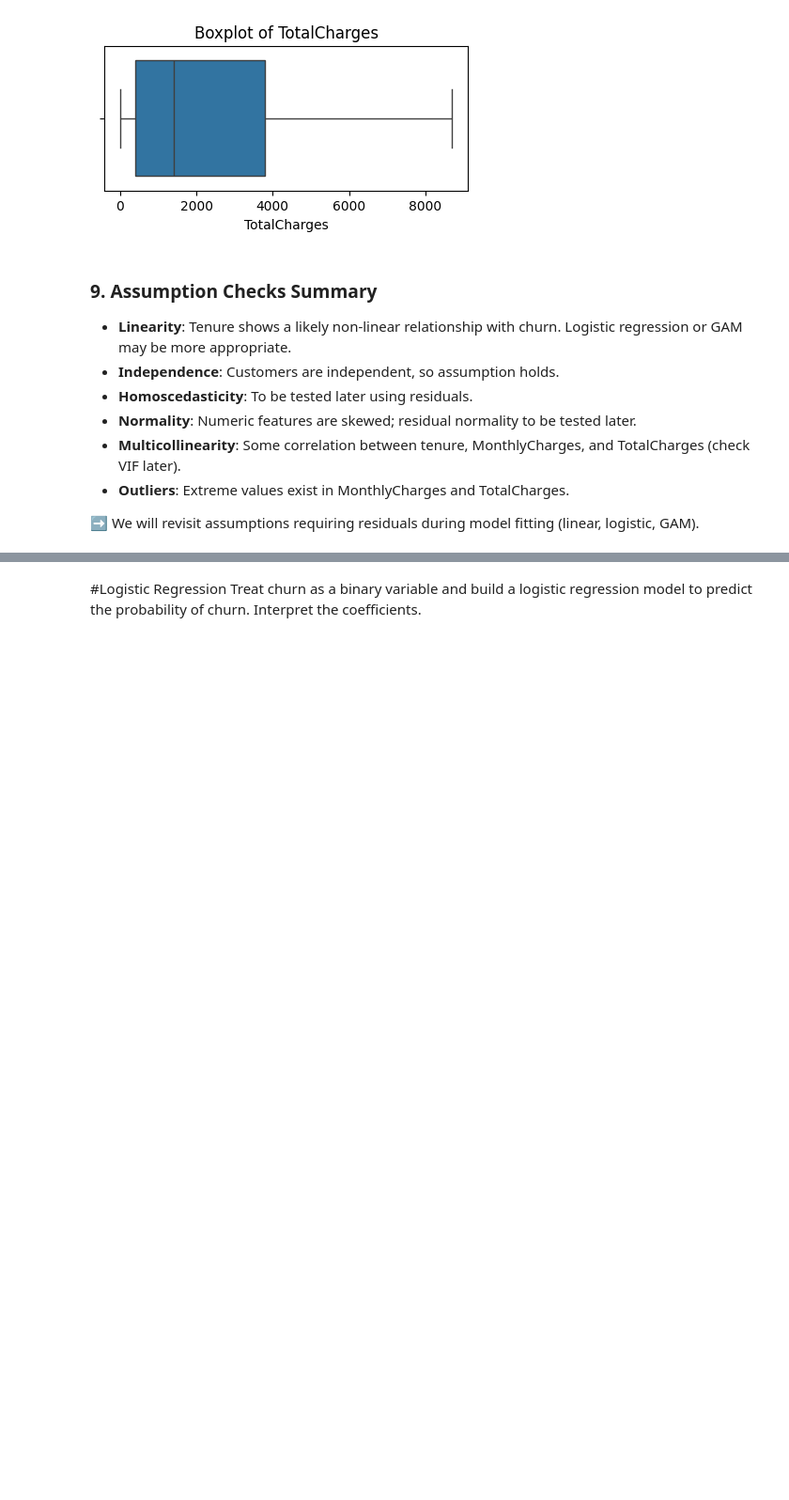
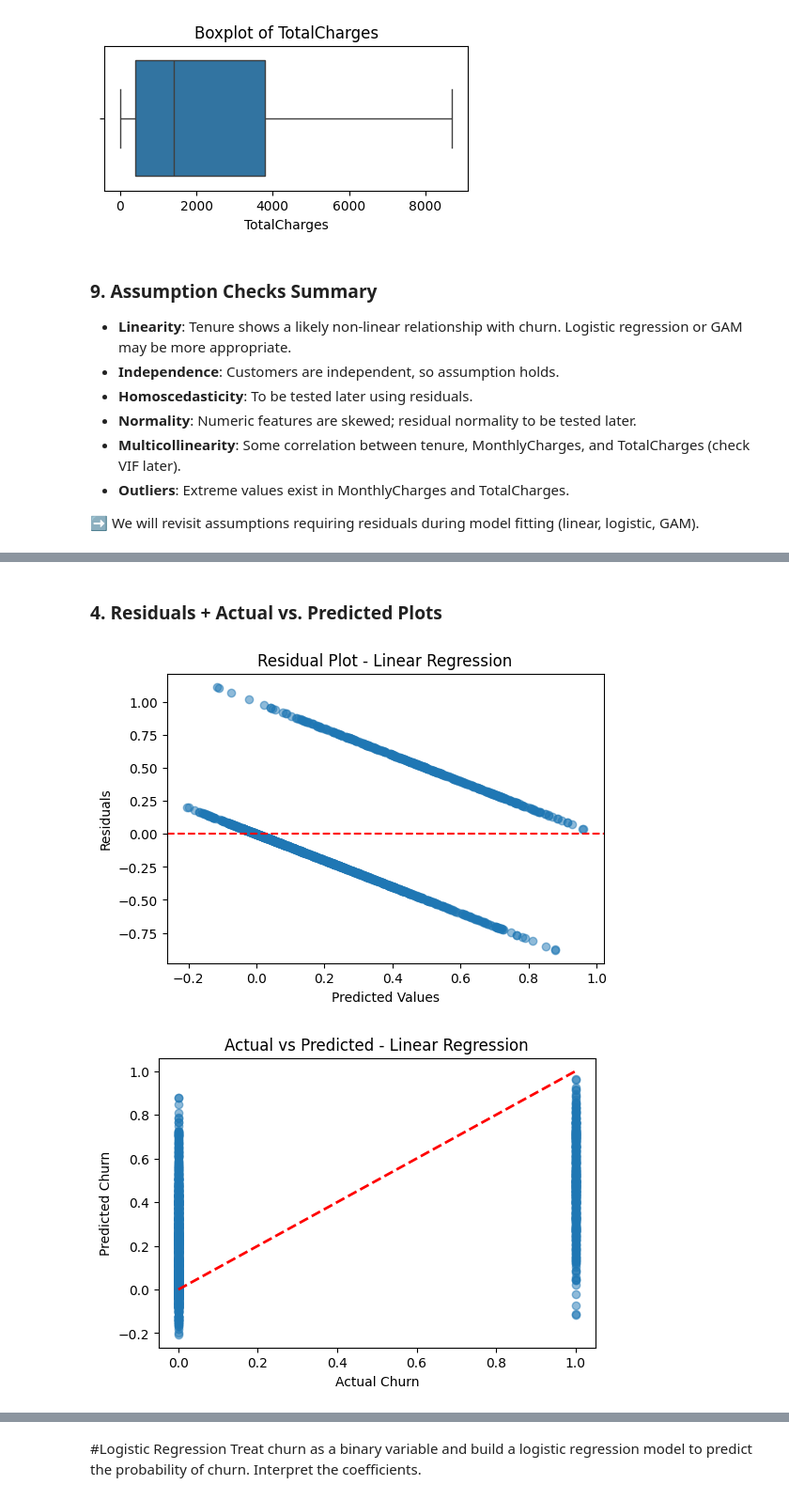
Before and after one commit to catebarry/xai-assignments, a Jupyter notebook: assignments/assignment-1.ipynb, the cells around one changed output, grey strips where cells are left out. Shown at 94% size. Drawn from its saved outputs; the diff is of its cells as text; code cells hidden in the pictures; blank space fills up the shorter version.

Commit message:
started linear reg

```diff
--- a/assignments/assignment-1.ipynb
+++ b/assignments/assignment-1.ipynb
@@ -293,0 +362,4 @@ for col in num_features:
+# %%
+lr_model, lr_pred, coef_df = evaluate_model(
+    LinearRegression(), X_train_scaled, X_test_scaled, y_train, y_test, "Linear Regression"
+)
@@ -293,0 +381,29 @@ for col in num_features:
+# %% [markdown]
+### 4. Residuals + Actual vs. Predicted Plots
+# %%
+import matplotlib.pyplot as plt
+
+def plot_residuals(y_test, y_pred, model_name):
+    residuals = y_test - y_pred
+    plt.figure(figsize=(6,4))
+    plt.scatter(y_pred, residuals, alpha=0.5)
+    plt.axhline(y=0, color='r', linestyle='--')
+    plt.xlabel("Predicted Values")
+    plt.ylabel("Residuals")
+    plt.title(f"Residual Plot - {model_name}")
+    plt.show()
+
+def plot_actual_vs_predicted(y_test, y_pred, model_name):
+    plt.figure(figsize=(6,4))
+    plt.scatter(y_test, y_pred, alpha=0.5)
+    plt.plot([0,1], [0,1], 'r--', lw=2)  # perfect prediction line
+    plt.xlabel("Actual Churn")
+    plt.ylabel("Predicted Churn")
+    plt.title(f"Actual vs Predicted - {model_name}")
+    plt.show()
+
+plot_residuals(y_test, lr_pred, "Linear Regression")
+plot_actual_vs_predicted(y_test, lr_pred, "Linear Regression")
+# %% [output]
+[figure, added]
+[figure, added]
```
Also changed, not shown: parts of 12 cells of this notebook.
